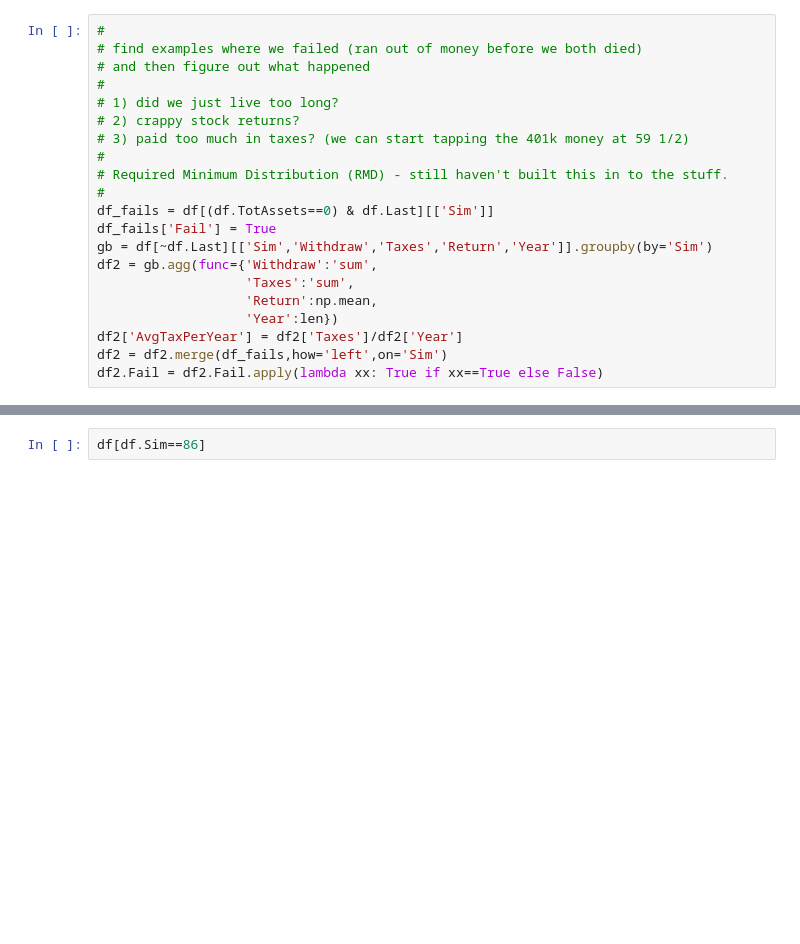
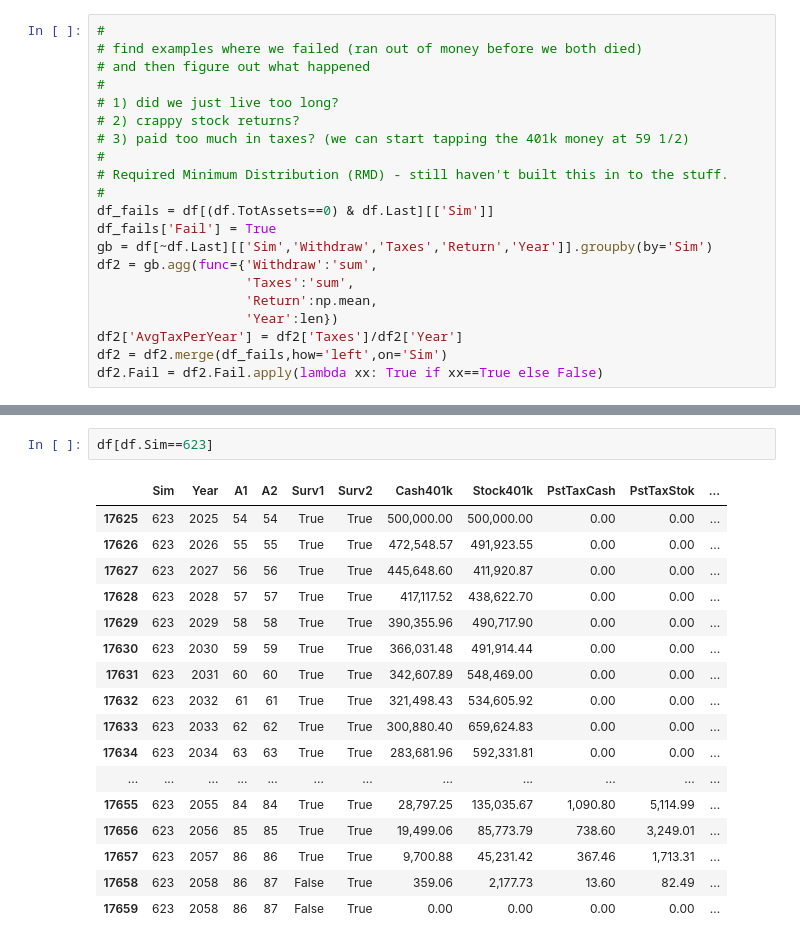
Before and after one commit to mcjcode/spendr, a Jupyter notebook: Spendr.ipynb, the cells around one changed output, grey strips where cells are left out. Cells and saved outputs as stored; diff of their text form; blank space fills up the shorter version.

```diff
--- a/Spendr.ipynb
+++ b/Spendr.ipynb
@@ -127,2 +157,20 @@ plot_sim(df[df.Sim==86])
 # %%
-df[df.Sim==86]
+df[df.Sim==623]
+# %% [output]
+|  | Sim | Year | A1 | A2 | Surv1 | Surv2 | Cash401k | Stock401k | PstTaxCash | PstTaxStok | ... |
+| 17625 | 623 | 2025 | 54 | 54 | True | True | 500,000.00 | 500,000.00 | 0.00 | 0.00 | ... |
+| 17626 | 623 | 2026 | 55 | 55 | True | True | 472,548.57 | 491,923.55 | 0.00 | 0.00 | ... |
+| 17627 | 623 | 2027 | 56 | 56 | True | True | 445,648.60 | 411,920.87 | 0.00 | 0.00 | ... |
+| 17628 | 623 | 2028 | 57 | 57 | True | True | 417,117.52 | 438,622.70 | 0.00 | 0.00 | ... |
+| 17629 | 623 | 2029 | 58 | 58 | True | True | 390,355.96 | 490,717.90 | 0.00 | 0.00 | ... |
+| 17630 | 623 | 2030 | 59 | 59 | True | True | 366,031.48 | 491,914.44 | 0.00 | 0.00 | ... |
+| 17631 | 623 | 2031 | 60 | 60 | True | True | 342,607.89 | 548,469.00 | 0.00 | 0.00 | ... |
+| 17632 | 623 | 2032 | 61 | 61 | True | True | 321,498.43 | 534,605.92 | 0.00 | 0.00 | ... |
+| 17633 | 623 | 2033 | 62 | 62 | True | True | 300,880.40 | 659,624.83 | 0.00 | 0.00 | ... |
+| 17634 | 623 | 2034 | 63 | 63 | True | True | 283,681.96 | 592,331.81 | 0.00 | 0.00 | ... |
+| ... | ... | ... | ... | ... | ... | ... | ... | ... | ... | ... | ... |
+| 17655 | 623 | 2055 | 84 | 84 | True | True | 28,797.25 | 135,035.67 | 1,090.80 | 5,114.99 | ... |
+| 17656 | 623 | 2056 | 85 | 85 | True | True | 19,499.06 | 85,773.79 | 738.60 | 3,249.01 | ... |
+| 17657 | 623 | 2057 | 86 | 86 | True | True | 9,700.88 | 45,231.42 | 367.46 | 1,713.31 | ... |
+| 17658 | 623 | 2058 | 86 | 87 | False | True | 359.06 | 2,177.73 | 13.60 | 82.49 | ... |
+| 17659 | 623 | 2058 | 86 | 87 | False | True | 0.00 | 0.00 | 0.00 | 0.00 | ... |
```
Also changed, not shown: parts of 10 cells of this notebook, 6 other files.
